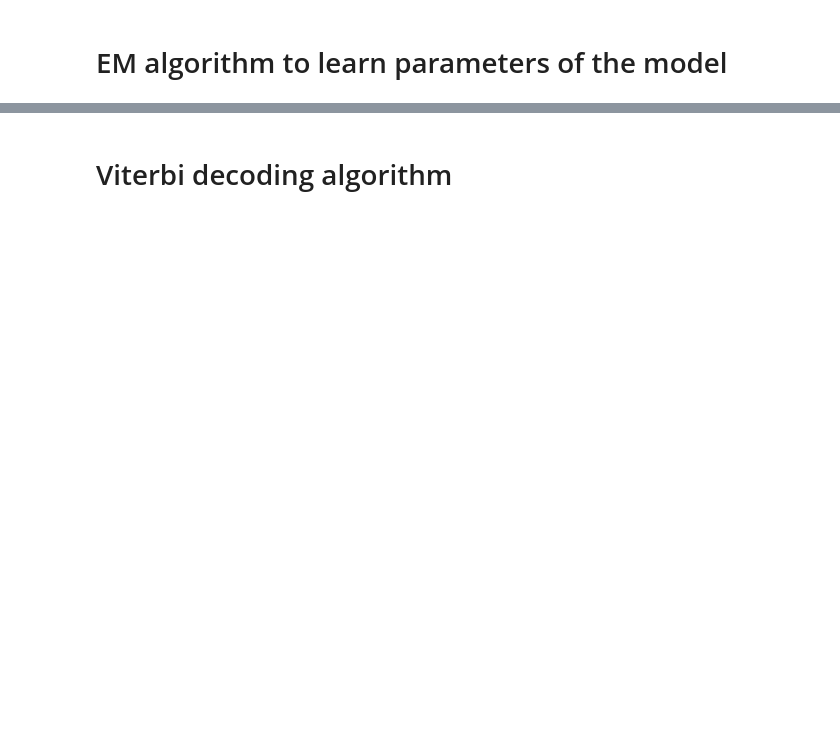
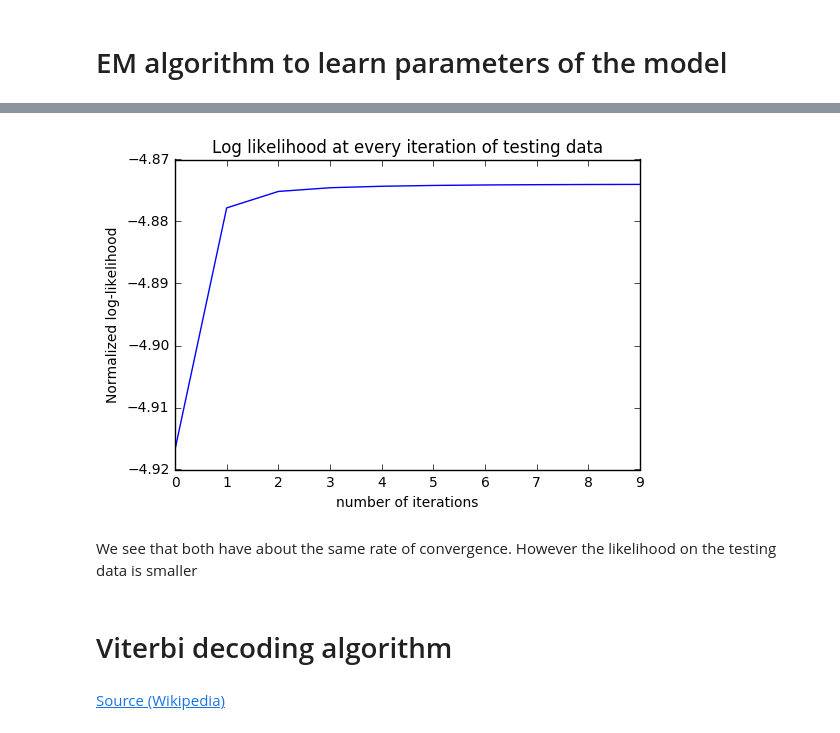
Before and after one commit to zacksoliman/hidden-markov-model, a Jupyter notebook: hw4.ipynb, the cells around one changed output, grey strips where cells are left out. Drawn from its saved outputs; the diff is of its cells as text; code cells hidden in the pictures; blank space fills up the shorter version.

```diff
--- a/hw4.ipynb
+++ b/hw4.ipynb
@@ -351,8 +211,0 @@ class EM_HMM:
-# %%
-kmeans = K_means(k=4)
-kmeans.train(train_data)
-means = kmeans.means
-clusters = kmeans.assign_cluster(train_data)
-
-gmm = EM_GMM(k=4)
-gmm.train(train_data, means, clusters, MAX_ITER=2000)
@@ -365,0 +212,3 @@ array([[ 3.97793025,  3.77333059],
+# %%
+em = EM_HMM(k=4)
+em.train(train_data, means, covs, pi, A, MAX_ITER=10)
@@ -366,2 +223,16 @@ array([[ 3.97793025,  3.77333059],
+# %%
+em = EM_HMM(k=4)
+em.train(test_data, means, covs, pi, A, MAX_ITER=10)
+plt.plot(np.arange(0,len(em.loglike)), em.loglike)
+plt.ylabel('Normalized log-likelihood')
+plt.xlabel('number of iterations')
+plt.title('Log likelihood at every iteration of testing data')
+plt.show()
+# %% [output]
+[figure, added]
+# %% [markdown]
+We see that both have about the same rate of convergence. However the likelihood on the testing data is smaller
 # %% [markdown]
 # Viterbi decoding algorithm
+# %% [markdown]
+[Source (Wikipedia)](https://en.wikipedia.org/wiki/Viterbi_algorithm)
```
Also changed, not shown: parts of 27 cells of this notebook.
